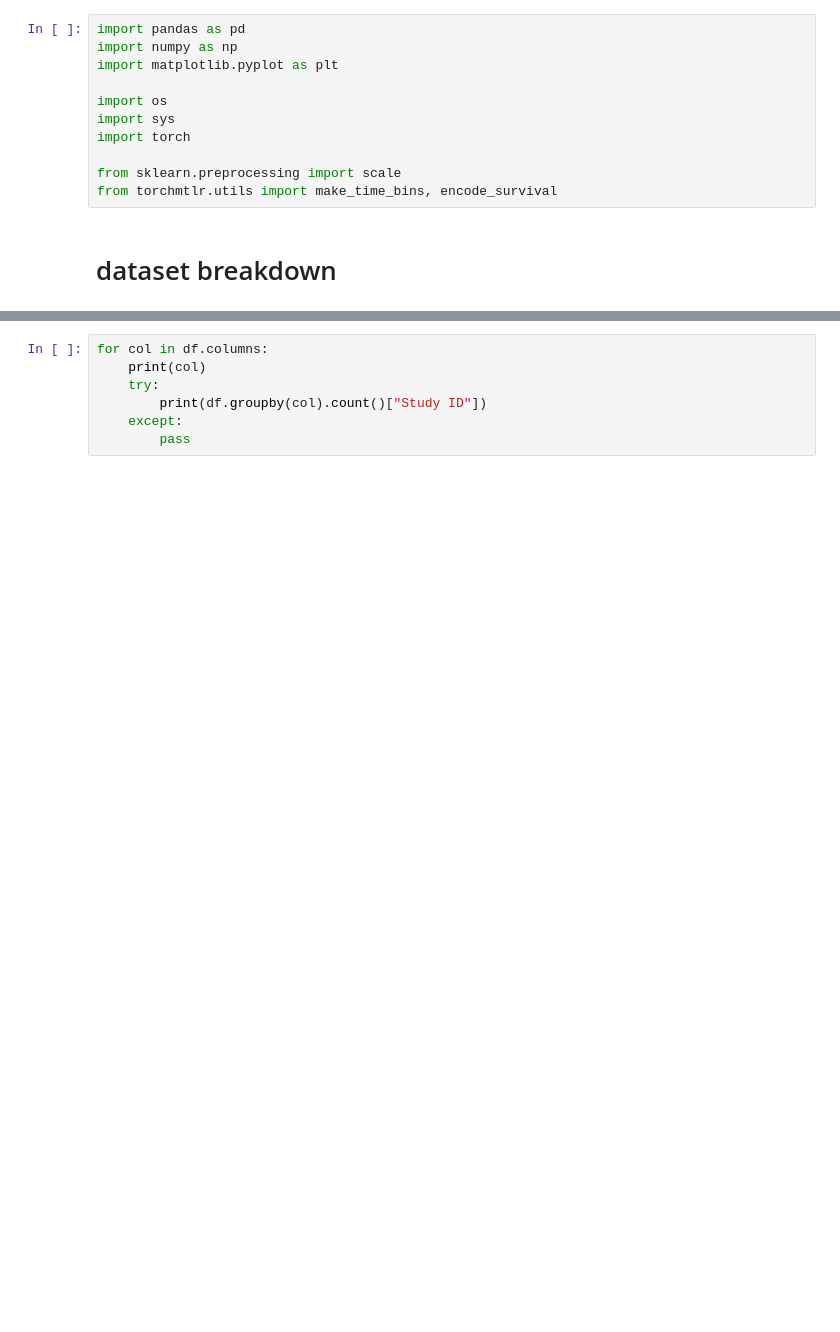
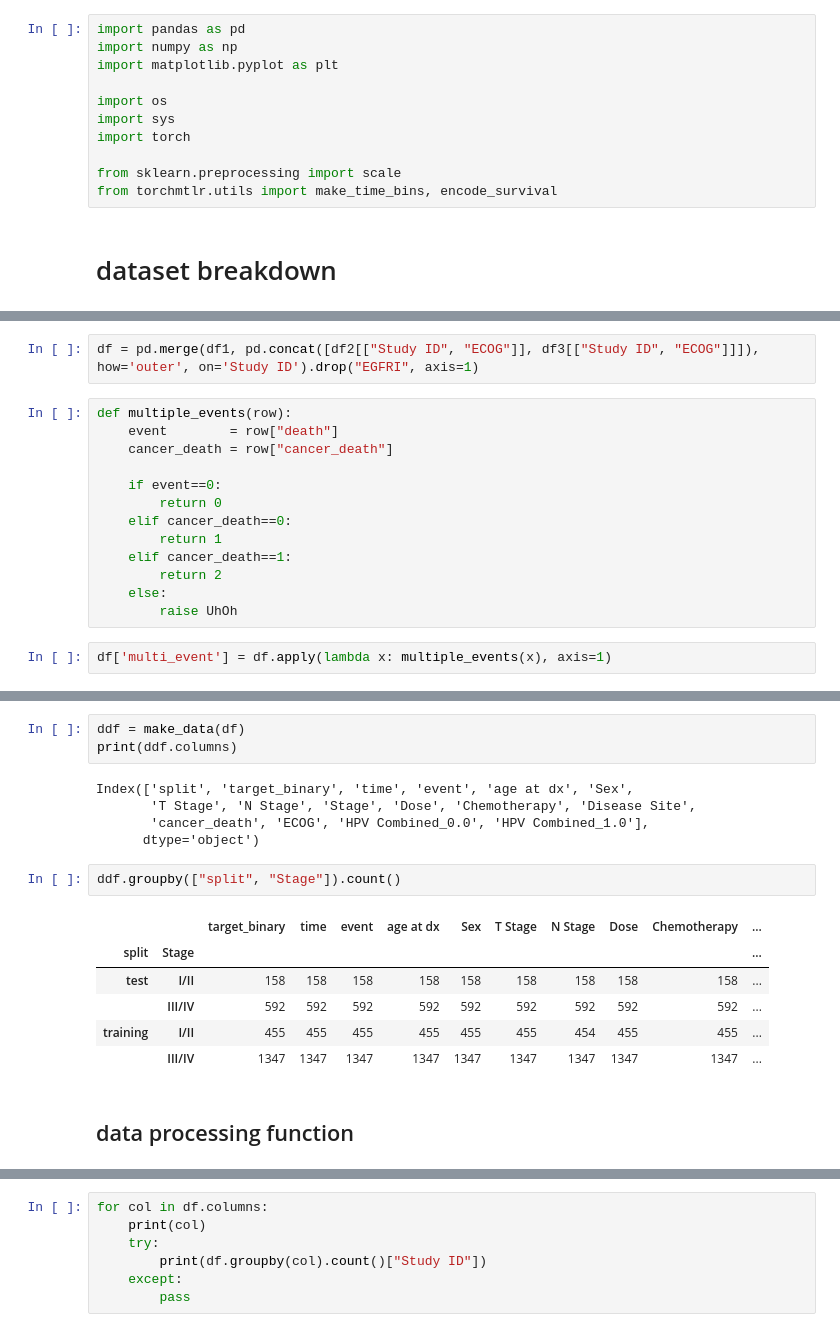
Before and after one commit to bhklab/aaai21_survival_prediction, a Jupyter notebook: df_debugging.ipynb, the cells around one changed output, grey strips where cells are left out. Saved outputs shown, nothing was run; the diff lists cells and outputs as text; blank space fills up the shorter version.

```diff
--- a/df_debugging.ipynb
+++ b/df_debugging.ipynb
@@ -16,3 +16,20 @@ df = pd.read_csv("/cluster/projects/radiomics/RADCURE-challenge/clinical_cancer_
 df2 = pd.read_csv("/cluster/projects/radiomics/RADCURE-challenge/data/clinical_test.csv")
 df3 = pd.read_csv("/cluster/projects/radiomics/RADCURE-challenge/data/clinical.csv")
+# %%
+df = pd.merge(df1, pd.concat([df2[["Study ID", "ECOG"]], df3[["Study ID", "ECOG"]]]), how='outer', on='Study ID').drop("EGFRI", axis=1)
+# %%
+def multiple_events(row):
+    event        = row["death"]
+    cancer_death = row["cancer_death"]
+
+    if event==0:
+        return 0
+    elif cancer_death==0:
+        return 1
+    elif cancer_death==1:
+        return 2
+    else:
+        raise UhOh
+# %%
+df['multi_event'] = df.apply(lambda x: multiple_events(x), axis=1)
 # %%
@@ -68,3 +72,22 @@ dff = make_data(pd.merge(df1, df2[["Study ID", "ECOG"]], how='inner', on='Study
+# %%
+ddf = make_data(df)
+print(ddf.columns)
+# %% [output]
+Index(['split', 'target_binary', 'time', 'event', 'age at dx', 'Sex',
+       'T Stage', 'N Stage', 'Stage', 'Dose', 'Chemotherapy', 'Disease Site',
+       'cancer_death', 'ECOG', 'HPV Combined_0.0', 'HPV Combined_1.0'],
+      dtype='object')
+# %%
+ddf.groupby(["split", "Stage"]).count()
+# %% [output]
+|  |  | target_binary | time | event | age at dx | Sex | T Stage | N Stage | Dose | Chemotherapy | ... |
+| split | Stage |  |  |  |  |  |  |  |  |  | ... |
+| test | I/II | 158 | 158 | 158 | 158 | 158 | 158 | 158 | 158 | 158 | ... |
+|  | III/IV | 592 | 592 | 592 | 592 | 592 | 592 | 592 | 592 | 592 | ... |
+| training | I/II | 455 | 455 | 455 | 455 | 455 | 455 | 454 | 455 | 455 | ... |
+|  | III/IV | 1347 | 1347 | 1347 | 1347 | 1347 | 1347 | 1347 | 1347 | 1347 | ... |
+# %% [markdown]
+## data processing function
 # %%
 #dataload function
 def make_data(path, split="training"):
```
Also changed, not shown: parts of 8 cells of this notebook, 9 other files.
